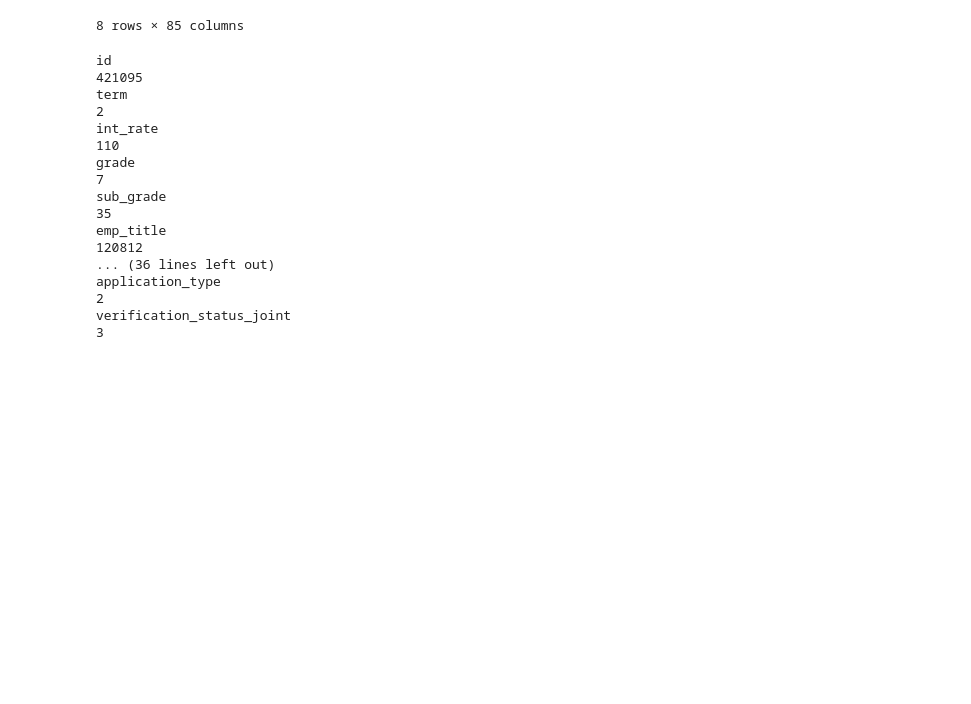
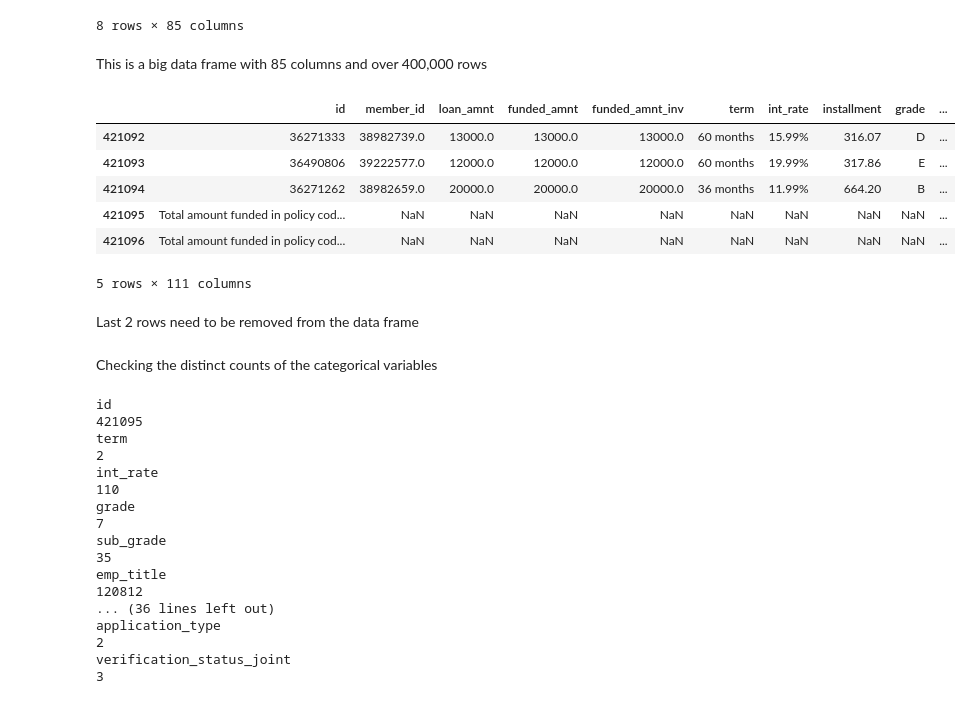
Before and after one commit to romer1979/random-forest-models-guided-example, a Jupyter notebook: random forest models_guided example.ipynb, the cells around one changed output. Cells and saved outputs as stored; diff of their text form; code cells hidden in the pictures; blank space fills up the shorter version.

```diff
--- a/random forest models_guided example.ipynb
+++ b/random forest models_guided example.ipynb
@@ -22,8 +22,24 @@ y2015.describe()
 | 75% | 6.604584e+07 | 20000.000000 | 20000.000000 | 20000.000000 | 578.790000 | 9.169050e+04 | 25.340000 | 0.000000 | ... |
 | max | 7.354484e+07 | 35000.000000 | 35000.000000 | 35000.000000 | 1445.460000 | 9.500000e+06 | 9999.000000 | 39.000000 | ... |
 8 rows × 85 columns
+# %% [markdown]
+This is a big data frame with 85 columns and over 400,000 rows
+# %%
+y2015.tail()
+# %% [output]
+|  | id | member_id | loan_amnt | funded_amnt | funded_amnt_inv | term | int_rate | installment | grade | ... |
+| 421092 | 36271333 | 38982739.0 | 13000.0 | 13000.0 | 13000.0 | 60 months | 15.99% | 316.07 | D | ... |
+| 421093 | 36490806 | 39222577.0 | 12000.0 | 12000.0 | 12000.0 | 60 months | 19.99% | 317.86 | E | ... |
+| 421094 | 36271262 | 38982659.0 | 20000.0 | 20000.0 | 20000.0 | 36 months | 11.99% | 664.20 | B | ... |
+| 421095 | Total amount funded in policy cod... | NaN | NaN | NaN | NaN | NaN | NaN | NaN | NaN | ... |
+| 421096 | Total amount funded in policy cod... | NaN | NaN | NaN | NaN | NaN | NaN | NaN | NaN | ... |
+5 rows × 111 columns
+# %% [markdown]
+Last 2 rows need to be removed from the data frame
 # %%
 y2015 = y2015[:-2]
+# %% [markdown]
+Checking the distinct counts of the categorical variables
 # %%
 categorical = y2015.select_dtypes(include=['object'])
 for i in categorical:
```
Also changed, not shown: parts of 9 cells of this notebook.
